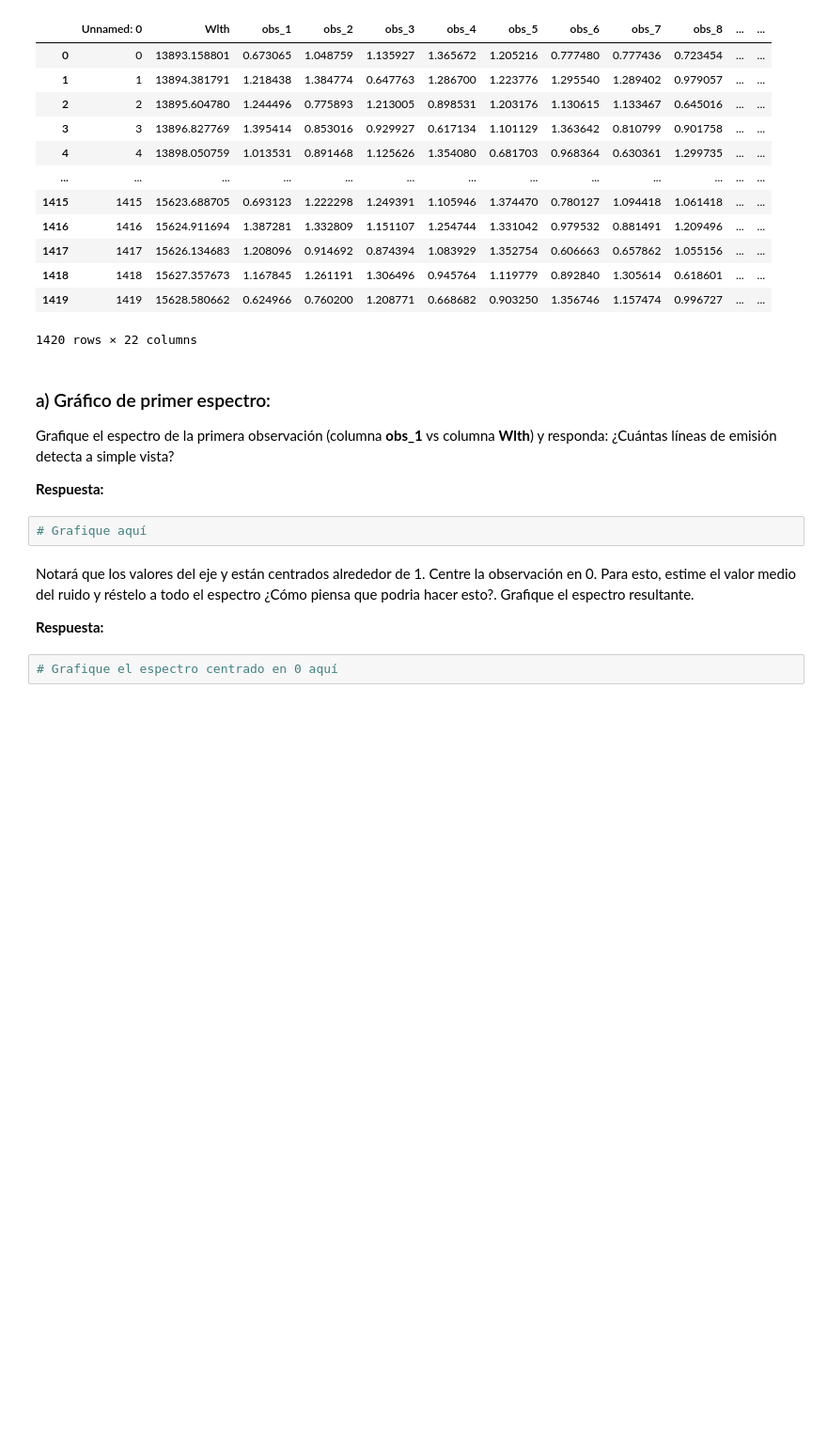
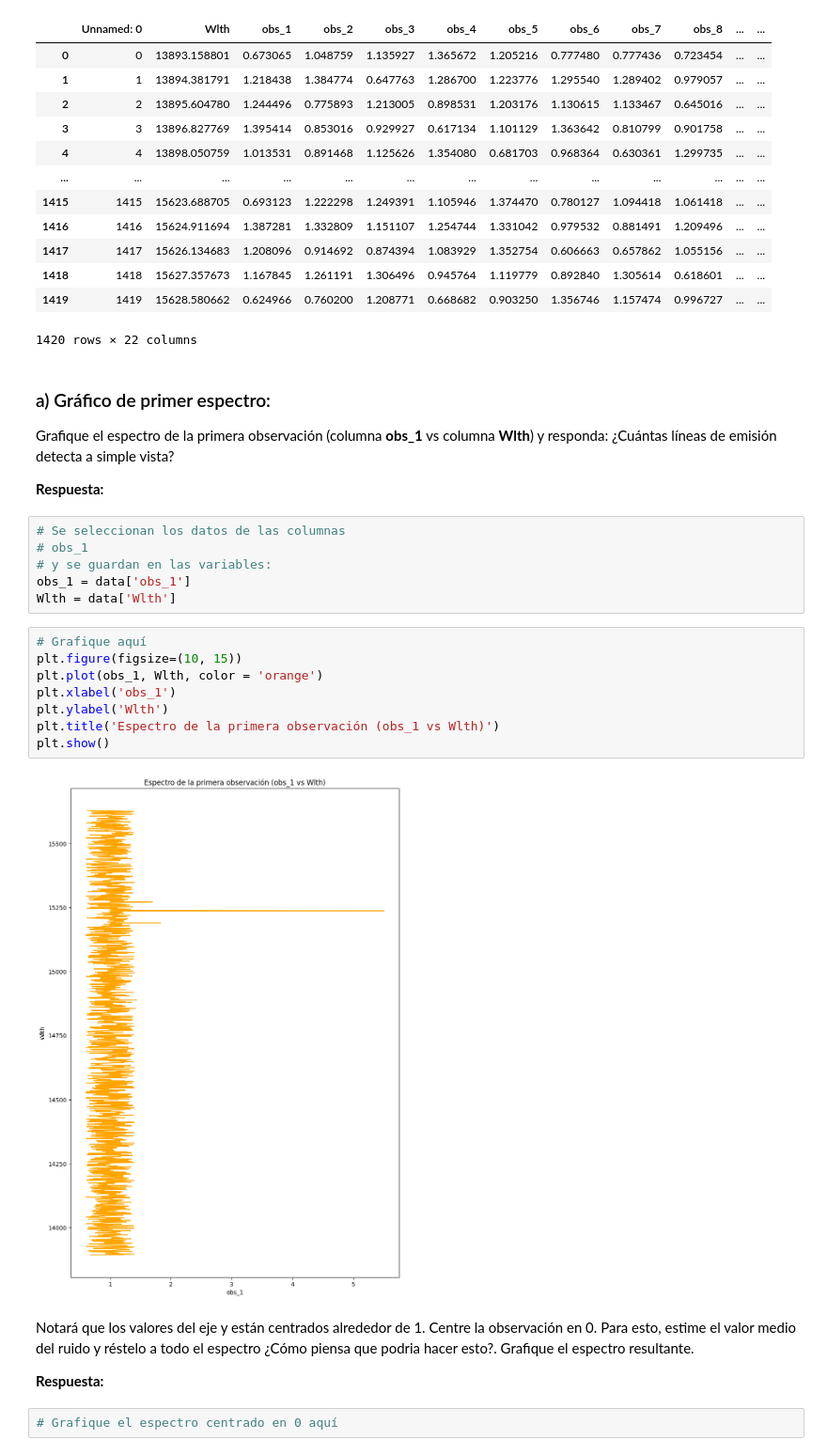
Before and after one commit to azavalac/Tarea-2-zavala, a Jupyter notebook: Tarea2.ipynb, the cells around one changed output. Shown at 94% size. Drawn from its saved outputs; the diff is of its cells as text; blank space fills up the shorter version.

Commit message:
'' y primer gráfico P2

```diff
--- a/Tarea2.ipynb
+++ b/Tarea2.ipynb
@@ -198,8 +222,22 @@ data
 Grafique el espectro de la primera observación (columna **obs_1** vs columna **Wlth**) y responda: ¿Cuántas líneas de emisión detecta a simple vista?
 
 **Respuesta:**
-# %%
-# Grafique aquí
+# %%
+# Se seleccionan los datos de las columnas
+# obs_1
+# y se guardan en las variables:
+obs_1 = data['obs_1']
+Wlth = data['Wlth']
+# %%
+# Grafique aquí
+plt.figure(figsize=(10, 15))
+plt.plot(obs_1, Wlth, color = 'orange')
+plt.xlabel('obs_1')
+plt.ylabel('Wlth')
+plt.title('Espectro de la primera observación (obs_1 vs Wlth)')
+plt.show()
+# %% [output]
+[figure, added]
 # %% [markdown]
 Notará que los valores del eje y están centrados alrededor de 1. Centre la observación en 0. Para esto, estime el valor medio del ruido y réstelo a todo el espectro ¿Cómo piensa que podria hacer esto?. Grafique el espectro resultante.
 
```
Also changed, not shown: parts of 2 cells of this notebook.
